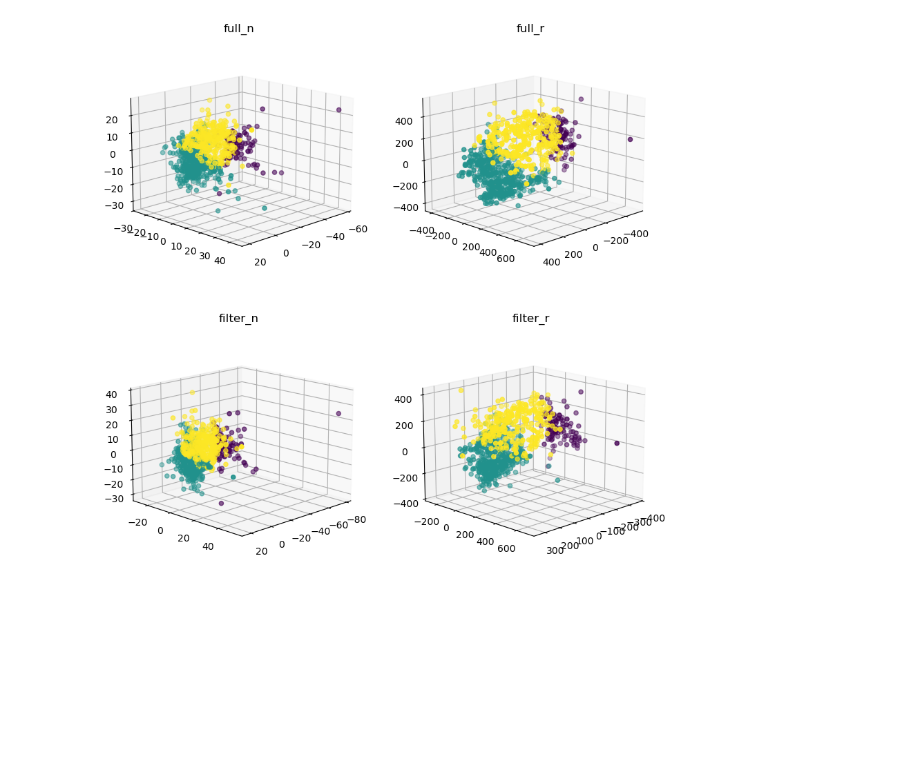
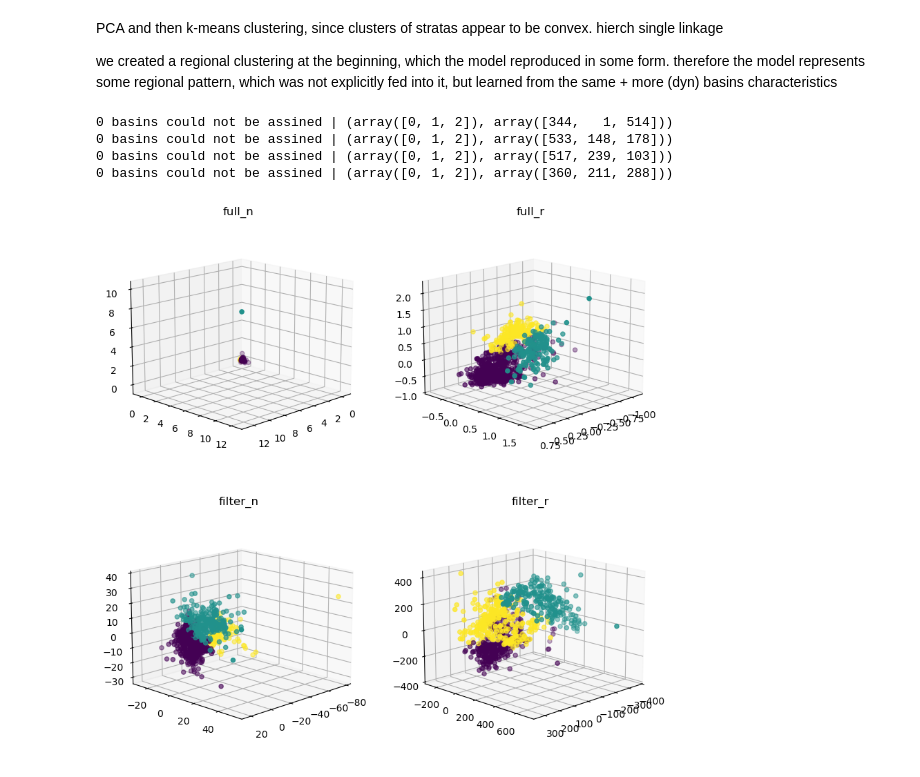
Before and after one commit to tripleUU-U/lamah-ce_lstm, a Jupyter notebook: analysis/state_analysis.ipynb, the cells around one changed output. Saved outputs shown, nothing was run; the diff lists cells and outputs as text; code cells hidden in the pictures; blank space fills up the shorter version.

```diff
--- a/analysis/state_analysis.ipynb
+++ b/analysis/state_analysis.ipynb
@@ -95,5 +82,10 @@ with open("/home/wuhlmann/BA/data/processed_data/cell_states/full_q_512_3011_185
 # %%
 strata_ids = pd.read_table("/home/wuhlmann/BA/data/processed_data/test_splits/strata_ids_incl_651.txt", header=0, sep=",")
 strata_ids.set_index("ID", inplace=True)
+# %%
+lamah_gdf = gpd.read_file("/home/wuhlmann/BA/data/raw_data/2_LamaH-CE_daily/B_basins_intermediate_all/3_shapefiles/Basins_B.shp")
+lamah_gdf.set_index("ID", inplace=True)
+lamah_gdf["strata"] = strata_ids["0"]
+lamah_gdf.sort_index(ascending=True, inplace=True)
 # %%
-show_cluster = False
+show_cluster = True
@@ -100,8 +94,6 @@ show_cluster = False
 # %%
-from sklearn.cluster import HDBSCAN, OPTICS
-
-hdbscan = HDBSCAN()
-optics = OPTICS(min_cluster_size=30)
+k_means = KMeans(3, random_state=1, max_iter=10)
+agglo = AgglomerativeClustering(3, linkage="ward")
 
 fig, axs = plt.subplots(2,2, figsize=(10,10))
 
@@ -111,11 +103,12 @@ for ax, array, title in zip(
 	["full_n","full_r", "filter_n", "filter_r"]):
 
 	if show_cluster:
-		cluster = hdbscan.fit_predict(array)
-		cluster = optics.fit_predict(array)
+		cluster = agglo.fit_predict(array)
+		#cluster = k_means.fit_predict(array)
 
-		print(f"{len(cluster[cluster==-1])} basins could not be assined")
+		print(f"{len(cluster[cluster==-1])} basins could not be assined | {np.unique(cluster, return_counts=True)}")
 
+		lamah_gdf[f"agglo_{title}"] = cluster
 		plot_cell_state_2d(array[cluster!=-1], ax=ax, title=title, c=cluster[cluster !=-1])
 	else:
 		plot_cell_state_2d(array, ax=ax, title=title, c=strata_ids["0"])
@@ -125,0 +130,6 @@ plt.tight_layout()
+# %%
+fig, axs = plt.subplots(2,2, figsize=(10,10))
+
+for variant, ax in zip(["full_n","full_r", "filter_n", "filter_r"], axs.ravel()):
+
+	lamah_gdf.plot(ax=ax, column=f"agglo_{variant}")
@@ -126,20 +138,29 @@ plt.tight_layout()
+# %% [markdown]
+PCA and then k-means clustering, since clusters of stratas appear to be convex. hierch single linkage
+
+we created a regional clustering at the beginning, which the model reproduced in some form. therefore the model represents some regional pattern, which was not explicitly fed into it, but learned from the same + more (dyn) basins characteristics
 # %%
 fig, axs = plt.subplots(2,2, figsize=(10,10), subplot_kw={"projection": "3d"})
 
-hdbscan = HDBSCAN(min_cluster_size=20)
+hdbscan = AgglomerativeClustering(3, linkage="ward")
 
 for ax, array, title in zip(
     axs.ravel(),
 	[full_means_mds["3"][m] for m in ["normal", "raw"]] + [filter_means_mds["3"][m] for m in ["normal", "raw"]],
 	["full_n","full_r", "filter_n", "filter_r"]):
 
 	if show_cluster:
 		cluster = hdbscan.fit_predict(array)
 
-		print(f"{len(cluster[cluster==-1])} basins could not be assined")
+		print(f"{len(cluster[cluster==-1])} basins could not be assined | {np.unique(cluster, return_counts=True)}")
+		lamah_gdf[f"agglo_{title}"] = cluster
 
 		plot_cell_state_3d(array[cluster!=-1], ax=ax, title=title, ax_view_params={"elev": 15, "azim": 45}, c=cluster[cluster !=-1])
 	else:
-		plot_cell_state_3d(array, ax=ax, title=title, ax_view_params={"elev": 15, "azim": 45}, c=strata_ids)
+		plot_cell_state_3d(array, ax=ax, title=title, ax_view_params={"elev": 15, "azim": 35}, c=strata_ids)
 # %% [output]
+0 basins could not be assined | (array([0, 1, 2]), array([344,   1, 514]))
+0 basins could not be assined | (array([0, 1, 2]), array([533, 148, 178]))
+0 basins could not be assined | (array([0, 1, 2]), array([517, 239, 103]))
+0 basins could not be assined | (array([0, 1, 2]), array([360, 211, 288]))
-[figure, old version]
+[figure, new version]
```
Also changed, not shown: parts of 21 cells of this notebook, 2 other files.
